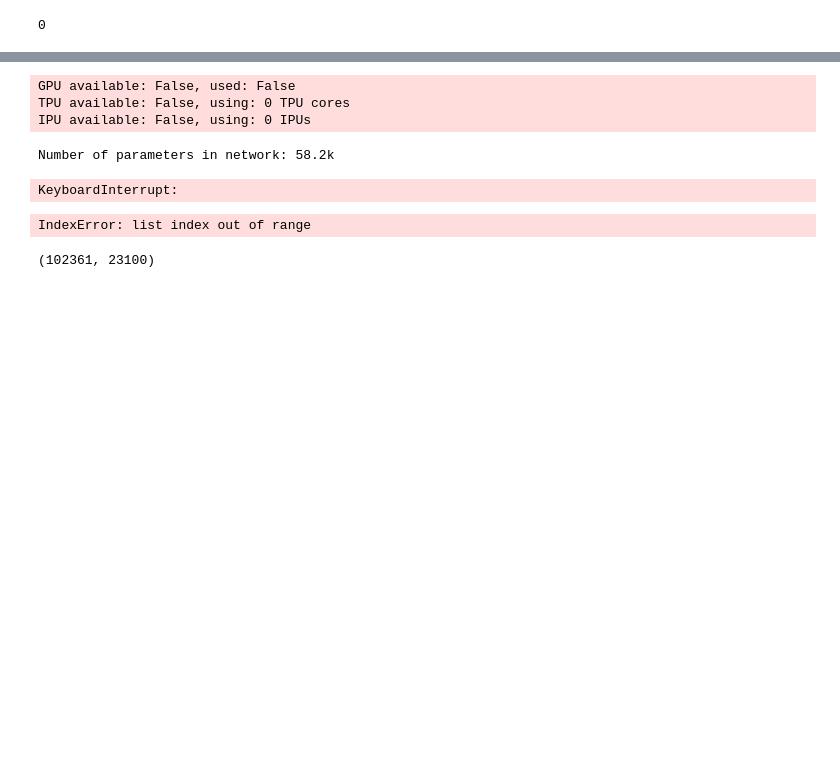
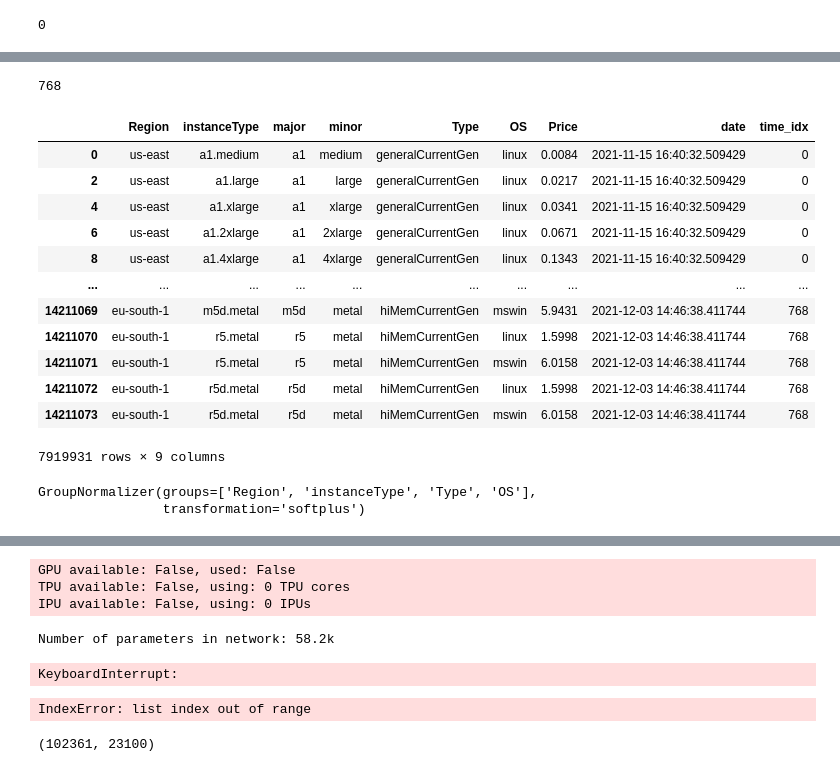
Before and after one commit to TechnionDev/AWSSpotPricePredictions, a Jupyter notebook: spot.ipynb, the cells around one changed output, grey strips where cells are left out. Cells and saved outputs as stored; diff of their text form; code cells hidden in the pictures; blank space fills up the shorter version.

```diff
--- a/spot.ipynb
+++ b/spot.ipynb
@@ -62,2 +88,24 @@ data[data['date'] <= '2021-12-03']
+# %%
+max_encoder_length = 768
+max_prediction_length = 100
+training_cutoff = data["time_idx"].max() - max_prediction_length
+print(training_cutoff)
+dateCutOff = data[lambda x: x.time_idx <= training_cutoff]
+dateCutOff
+# %% [output]
+768
+|  | Region | instanceType | major | minor | Type | OS | Price | date | time_idx |
+| 0 | us-east | a1.medium | a1 | medium | generalCurrentGen | linux | 0.0084 | 2021-11-15 16:40:32.509429 | 0 |
+| 2 | us-east | a1.large | a1 | large | generalCurrentGen | linux | 0.0217 | 2021-11-15 16:40:32.509429 | 0 |
+| 4 | us-east | a1.xlarge | a1 | xlarge | generalCurrentGen | linux | 0.0341 | 2021-11-15 16:40:32.509429 | 0 |
+| 6 | us-east | a1.2xlarge | a1 | 2xlarge | generalCurrentGen | linux | 0.0671 | 2021-11-15 16:40:32.509429 | 0 |
+| 8 | us-east | a1.4xlarge | a1 | 4xlarge | generalCurrentGen | linux | 0.1343 | 2021-11-15 16:40:32.509429 | 0 |
+| ... | ... | ... | ... | ... | ... | ... | ... | ... | ... |
+| 14211069 | eu-south-1 | m5d.metal | m5d | metal | hiMemCurrentGen | mswin | 5.9431 | 2021-12-03 14:46:38.411744 | 768 |
+| 14211070 | eu-south-1 | r5.metal | r5 | metal | hiMemCurrentGen | linux | 1.5998 | 2021-12-03 14:46:38.411744 | 768 |
+| 14211071 | eu-south-1 | r5.metal | r5 | metal | hiMemCurrentGen | mswin | 6.0158 | 2021-12-03 14:46:38.411744 | 768 |
+| 14211072 | eu-south-1 | r5d.metal | r5d | metal | hiMemCurrentGen | linux | 1.5998 | 2021-12-03 14:46:38.411744 | 768 |
+| 14211073 | eu-south-1 | r5d.metal | r5d | metal | hiMemCurrentGen | mswin | 6.0158 | 2021-12-03 14:46:38.411744 | 768 |
+7919931 rows × 9 columns
 # %%
 # define the dataset, i.e. add metadata to pandas dataframe for the model to understand it
@@ -84,2 +136,7 @@ training = TimeSeriesDataSet(
 )
+# %%
+training.target_normalizer
+# %% [output]
+GroupNormalizer(groups=['Region', 'instanceType', 'Type', 'OS'],
+                transformation='softplus')
 # %%
```
Also changed, not shown: parts of 9 cells of this notebook.
